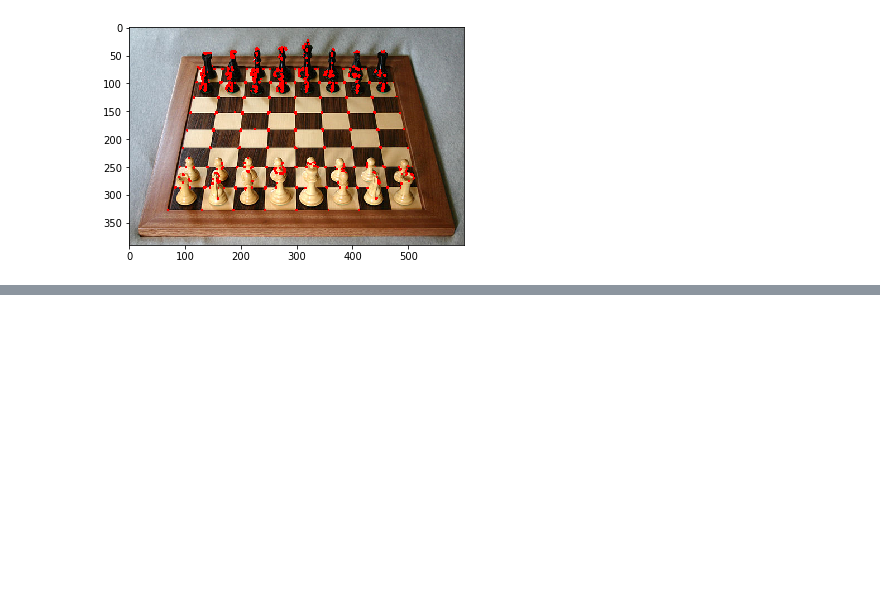
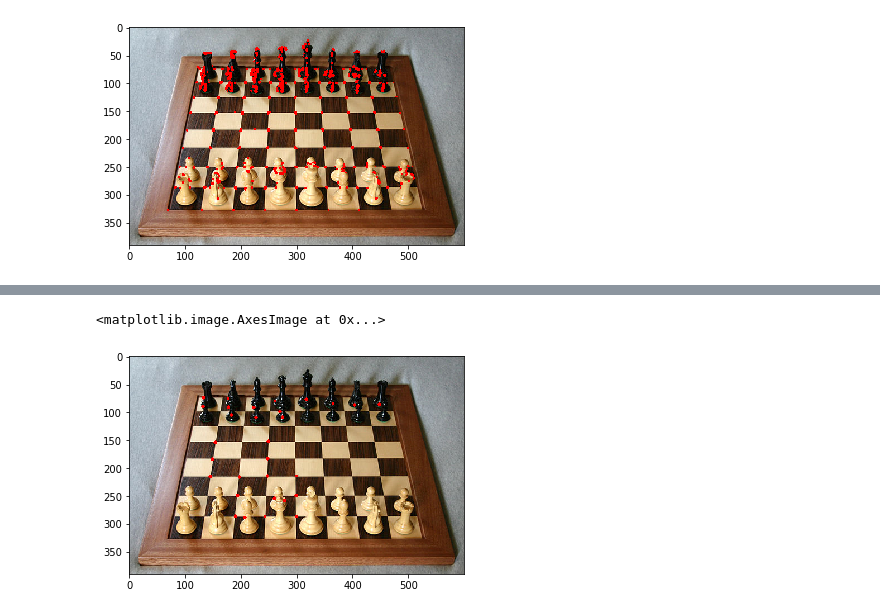
Before and after one commit to hiroya8649/cvcourse, a Jupyter notebook: 43.ipynb, the cells around one changed output, grey strips where cells are left out. Saved outputs shown, nothing was run; the diff lists cells and outputs as text; code cells hidden in the pictures; blank space fills up the shorter version.

```diff
--- a/43.ipynb
+++ b/43.ipynb
@@ -56,0 +85,5 @@ plt.imshow(real_chess)
+# %%
+plt.imshow(real_chess)
+# %% [output]
+<matplotlib.image.AxesImage at 0x...>
+[figure, added]
```
Also changed, not shown: parts of 4 cells of this notebook.
